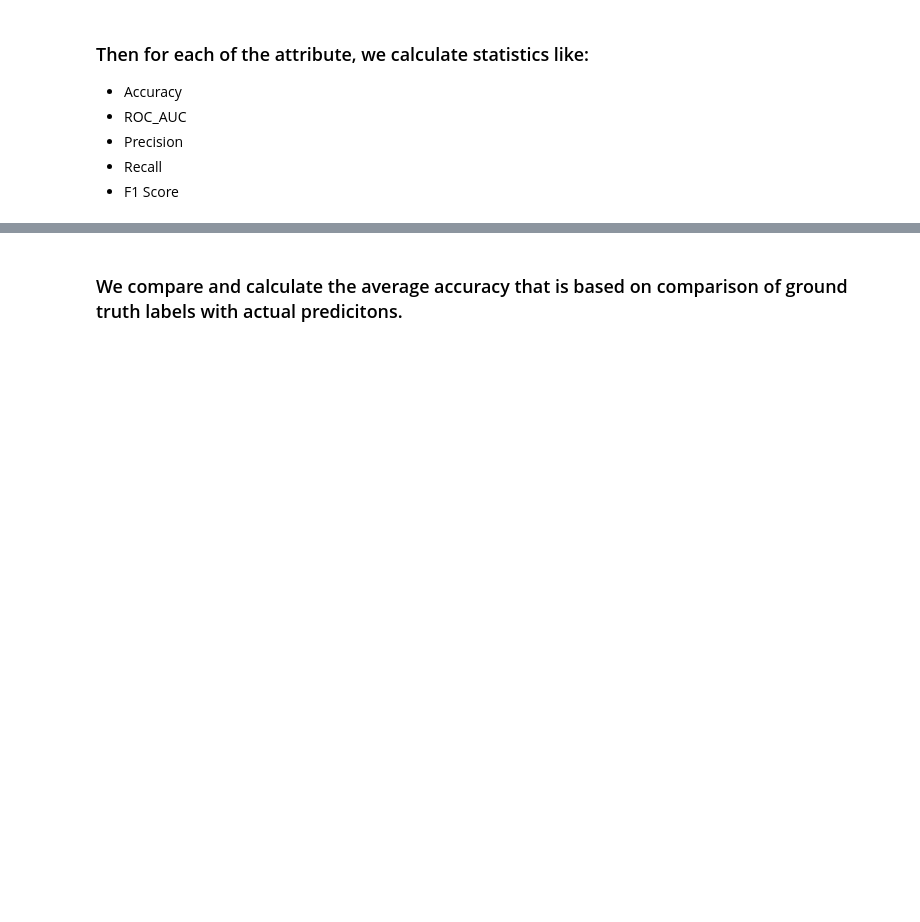
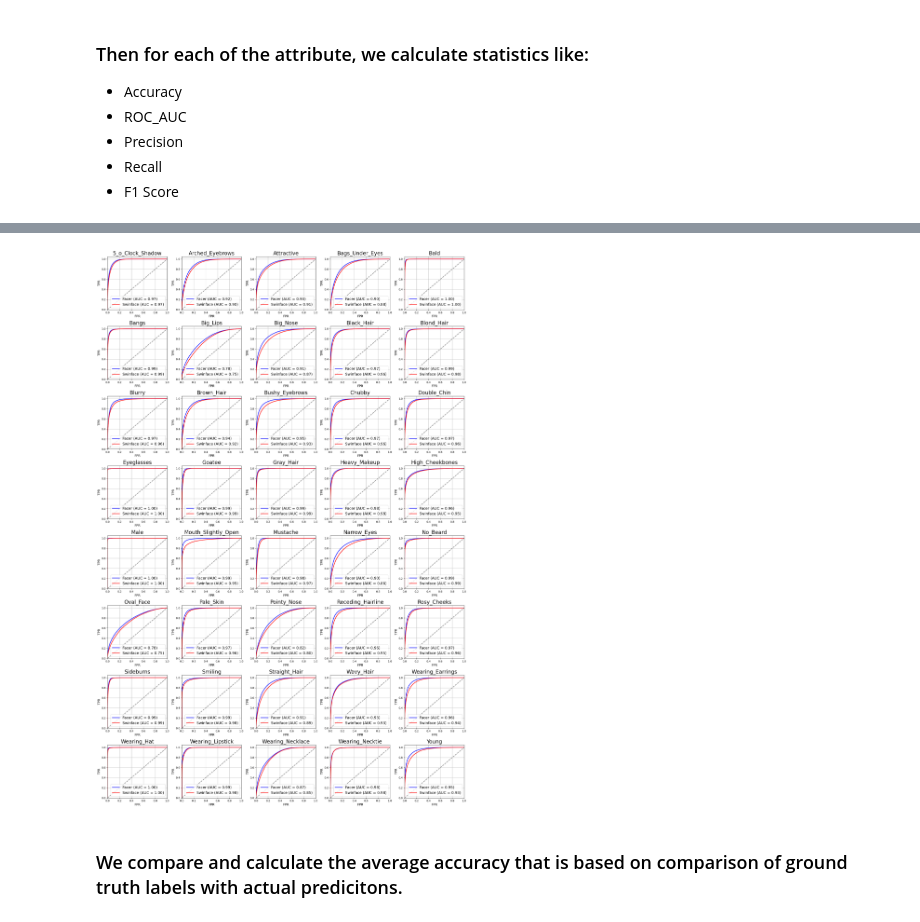
Before and after one commit to kubekj/FAC, a Jupyter notebook: experiments.ipynb, the cells around one changed output, grey strips where cells are left out. Cells and saved outputs as stored; diff of their text form; code cells hidden in the pictures; blank space fills up the shorter version.

Commit message:
Added ROC Curves

```diff
--- a/experiments.ipynb
+++ b/experiments.ipynb
@@ -337,3 +289,37 @@ plt.show()
+# %%
+n_rows = 8
+n_cols = 5
+
+fig, axes = plt.subplots(n_rows, n_cols, figsize=(20, 30))
+axes = axes.flatten()
+
+for i, attribute in enumerate(attributes):
+    y_true = (merged_df[attribute] == 1).astype(int)
+    y_scores_facer = merged_df[f'{attribute}_facer']
+    y_scores_swinface = merged_df[f'{attribute}_swinface']
+
+    fpr_facer, tpr_facer, _ = roc_curve(y_true, y_scores_facer)
+    roc_auc_facer = auc(fpr_facer, tpr_facer)
+    fpr_swinface, tpr_swinface, _ = roc_curve(y_true, y_scores_swinface)
+    roc_auc_swinface = auc(fpr_swinface, tpr_swinface)
+
+    ax = axes[i]
+    ax.plot(fpr_facer, tpr_facer, color='blue', lw=2, label=f'Facer (AUC = {roc_auc_facer:.2f})')
+    ax.plot(fpr_swinface, tpr_swinface, color='red', lw=2, label=f'Swinface (AUC = {roc_auc_swinface:.2f})')
+    ax.plot([0, 1], [0, 1], color='grey', lw=2, linestyle='--')
+    ax.set_xlim([0.0, 1.0])
+    ax.set_ylim([0.0, 1.05])
+    ax.set_xlabel('FPR', fontsize=12)
+    ax.set_ylabel('TPR', fontsize=12)
+    ax.set_title(attribute, fontsize=20)
+    ax.grid()
+    ax.legend(loc="lower right", fontsize=14)
+
+plt.tight_layout()
+# plt.savefig('all_roc_curves.pdf', bbox_inches='tight')
+plt.show()
+# %% [output]
+[figure, added]
 # %% [markdown]
 ### We compare and calculate the average accuracy that is based on comparison of ground truth labels with actual predicitons.
 # %%
```
Also changed, not shown: parts of 6 cells of this notebook.
